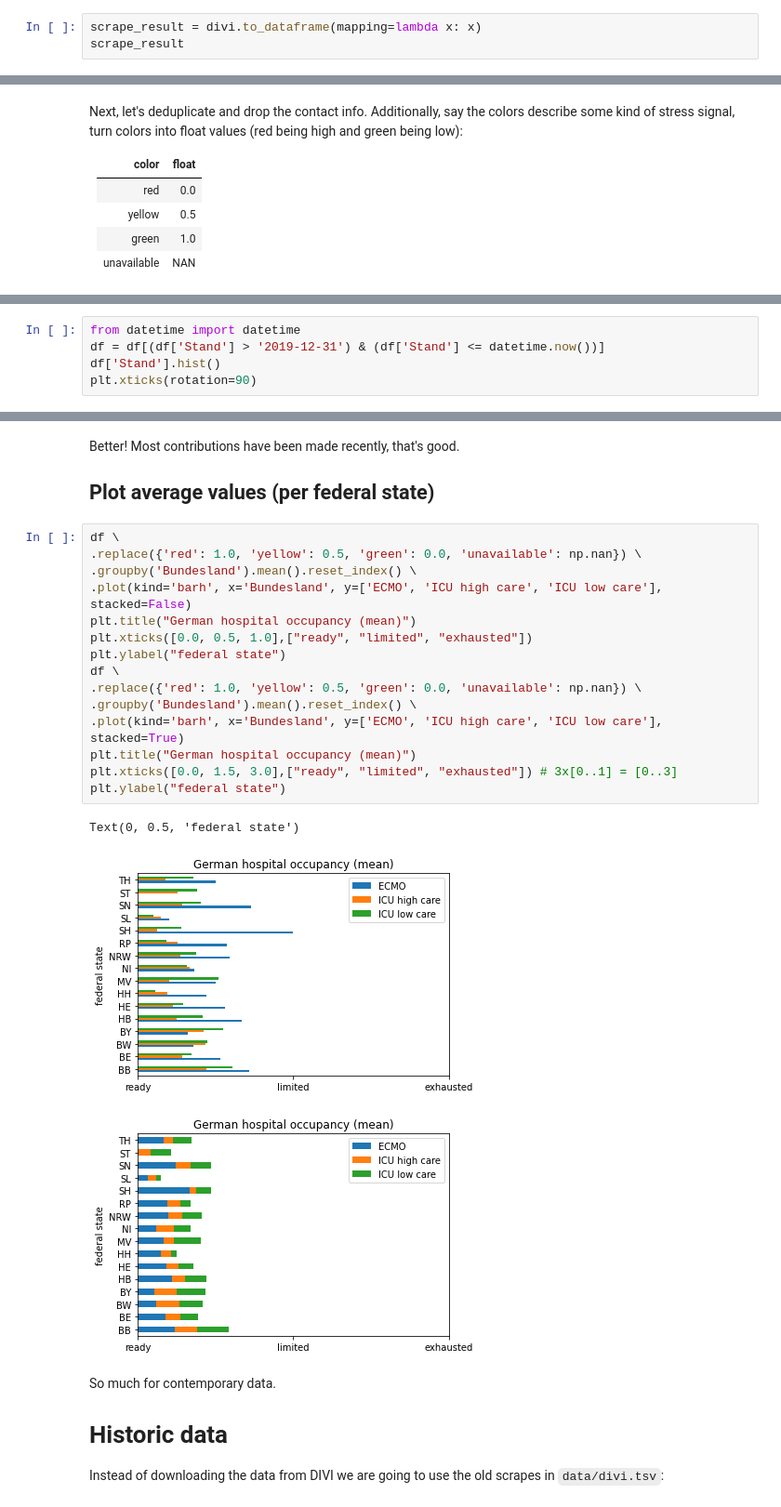
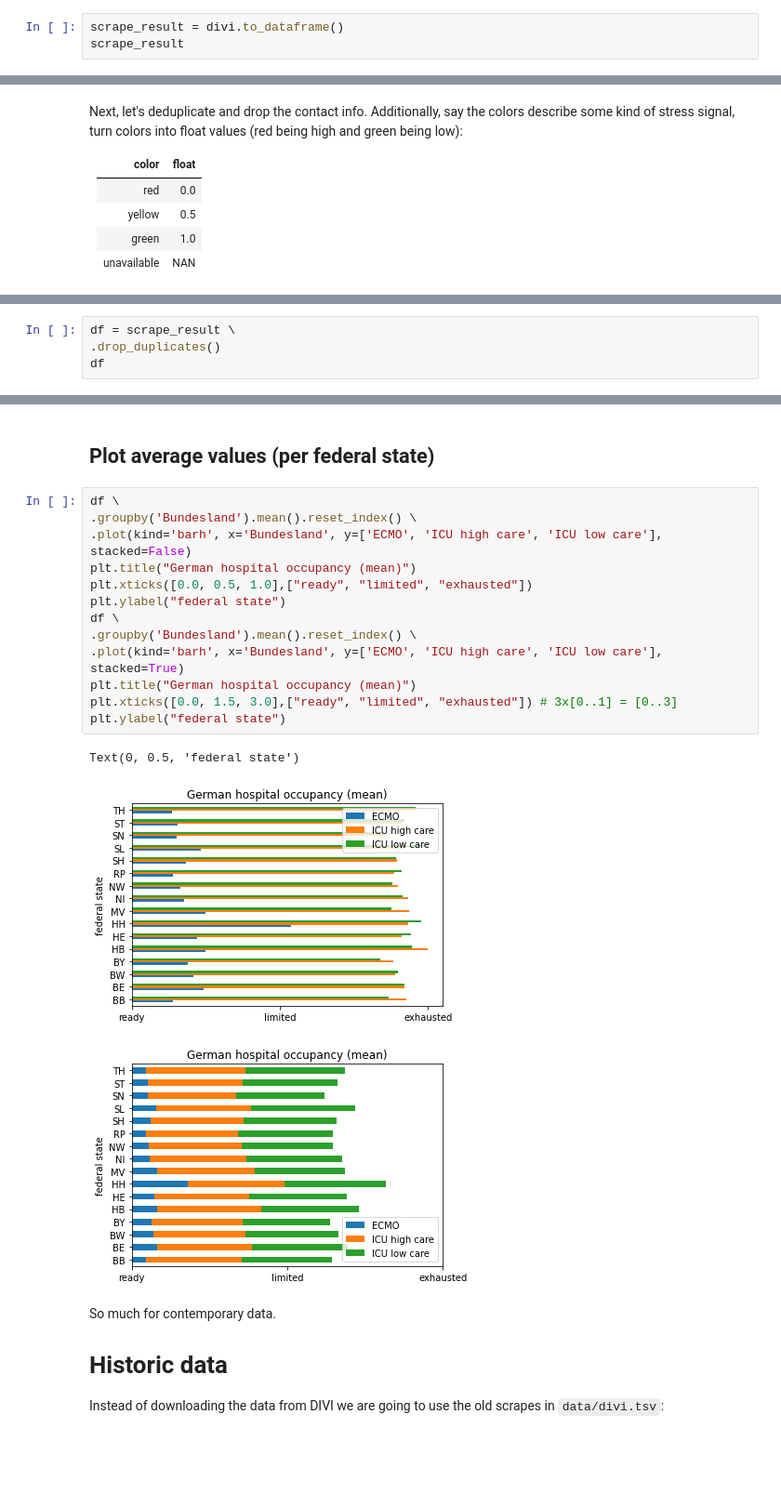
Before and after one commit to pschwede/covid19plots, a Jupyter notebook: scrape_divi.ipynb, the cells around one changed output, grey strips where cells are left out. Shown at 93% size. Cells and saved outputs as stored; diff of their text form; blank space fills up the shorter version.

```diff
--- a/scrape_divi.ipynb
+++ b/scrape_divi.ipynb
@@ -23,6 +23,6 @@ import numpy as np
 import matplotlib.pyplot as plt
 from scrape import scrape, divi
 # %%
-scrape_result = divi.to_dataframe(mapping=lambda x: x)
+scrape_result = divi.to_dataframe()
 scrape_result
 # %% [output]
@@ -83,0 +67,4 @@ df
+# %%
+df = scrape_result \
+.drop_duplicates()
+df
@@ -107,5 +97,0 @@ Clean this up a bit: remove pre 19/20 contributions.
-# %%
-from datetime import datetime
-df = df[(df['Stand'] > '2019-12-31') & (df['Stand'] <= datetime.now())]
-df['Stand'].hist()
-plt.xticks(rotation=90)
@@ -117,26 +98,22 @@ plt.xticks(rotation=90)
 # %% [markdown]
-Better! Most contributions have been made recently, that's good.
-
 ## Plot average values (per federal state)
 # %%
 df \
-.replace({'red': 1.0, 'yellow': 0.5, 'green': 0.0, 'unavailable': np.nan}) \
 .groupby('Bundesland').mean().reset_index() \
 .plot(kind='barh', x='Bundesland', y=['ECMO', 'ICU high care', 'ICU low care'], stacked=False)
 plt.title("German hospital occupancy (mean)")
 plt.xticks([0.0, 0.5, 1.0],["ready", "limited", "exhausted"])
 plt.ylabel("federal state")
 df \
-.replace({'red': 1.0, 'yellow': 0.5, 'green': 0.0, 'unavailable': np.nan}) \
 .groupby('Bundesland').mean().reset_index() \
 .plot(kind='barh', x='Bundesland', y=['ECMO', 'ICU high care', 'ICU low care'], stacked=True)
 plt.title("German hospital occupancy (mean)")
 plt.xticks([0.0, 1.5, 3.0],["ready", "limited", "exhausted"]) # 3x[0..1] = [0..3]
 plt.ylabel("federal state")
 # %% [output]
 Text(0, 0.5, 'federal state')
-[figure, old version]
+[figure, new version]
-[figure, old version]
+[figure, new version]
 # %% [markdown]
 So much for contemporary data.
 
```
Also changed, not shown: parts of 17 cells of this notebook, 1 other file.
